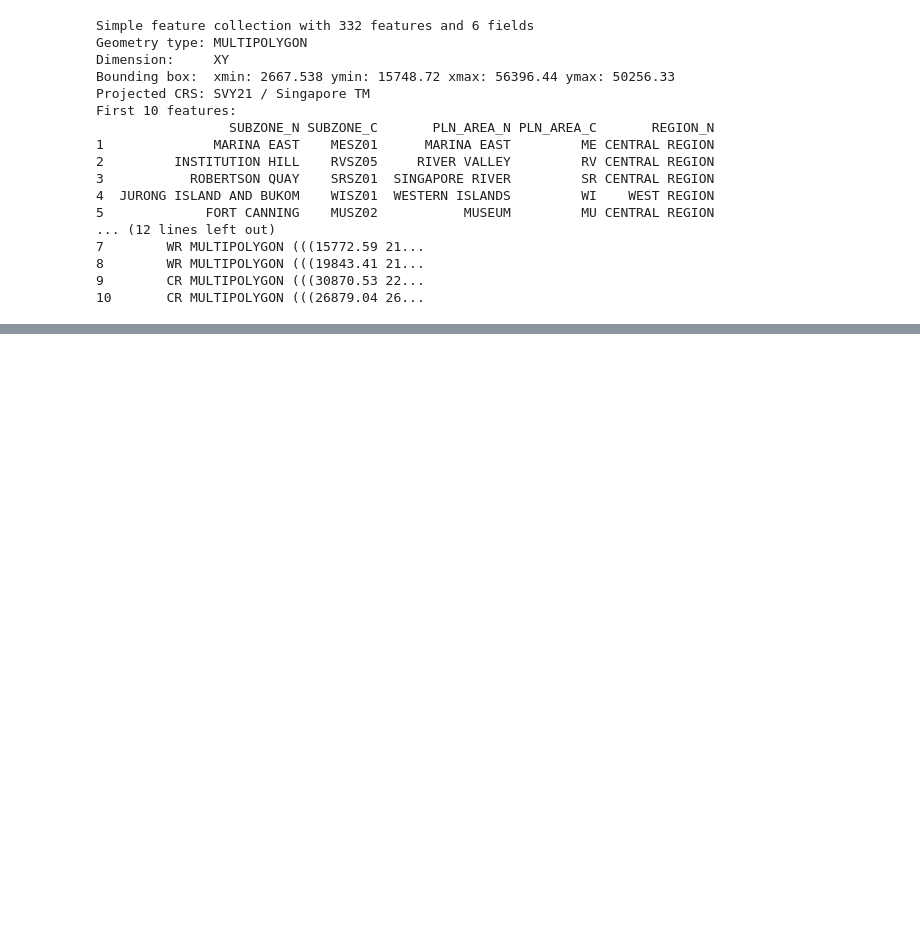
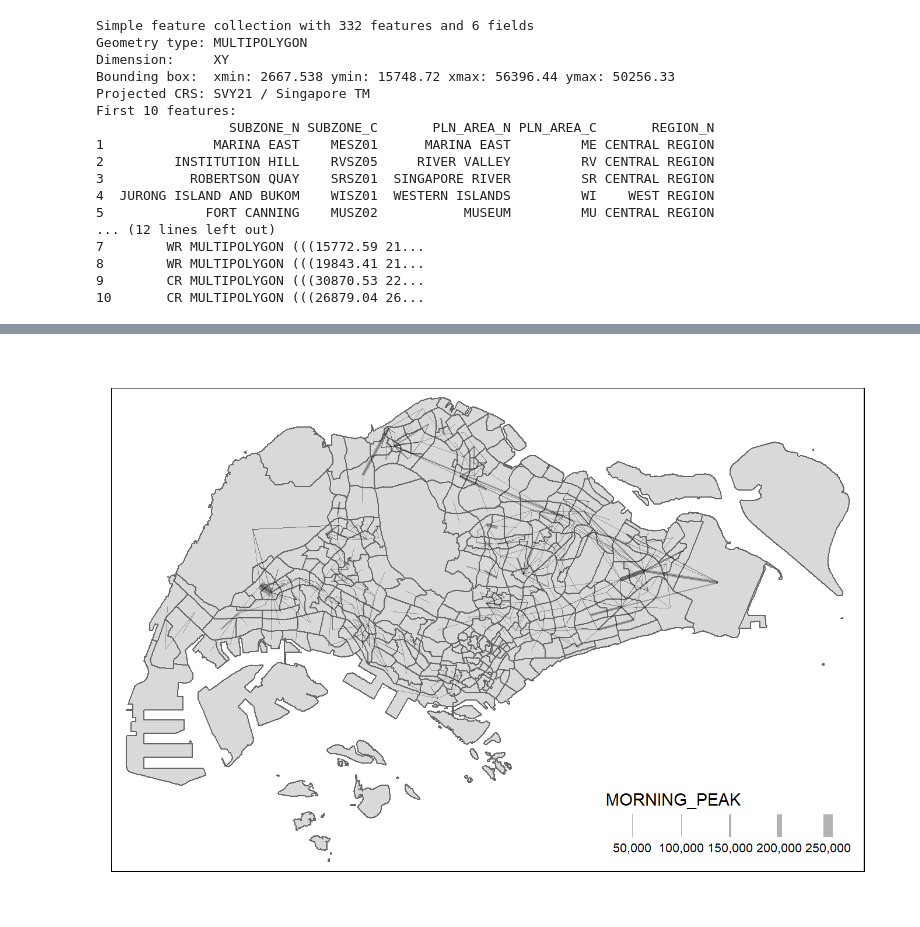
Before and after one commit to sihuihui/mitbcapstone, a Jupyter notebook: _manuscript/notebooks/explore-busstops.embed.ipynb, the cells around one changed output, grey strips where cells are left out. Cells and saved outputs as stored; diff of their text form; code cells hidden in the pictures; blank space fills up the shorter version.

```diff
--- a/_manuscript/notebooks/explore-busstops.embed.ipynb
+++ b/_manuscript/notebooks/explore-busstops.embed.ipynb
@@ -259,0 +412,12 @@ mpsz <- write_rds(mpsz, "data/rds/mpsz.rds")
+# %%
+tm_shape(mpsz) +
+  tm_polygons() +
+flowline_apr %>%
+  filter(MORNING_PEAK >= 10000) %>%
+tm_shape() +
+  tm_lines(lwd = "MORNING_PEAK",
+           style = "quantile",
+           scale = c(0.1, 1, 3, 5, 7, 10),
+           n = 6,
+           alpha = 0.3)
+# %% [output]
@@ -259,0 +427 @@ mpsz <- write_rds(mpsz, "data/rds/mpsz.rds")
+[figure, added]
```
Also changed, not shown: parts of 26 cells of this notebook, 44 other files.
